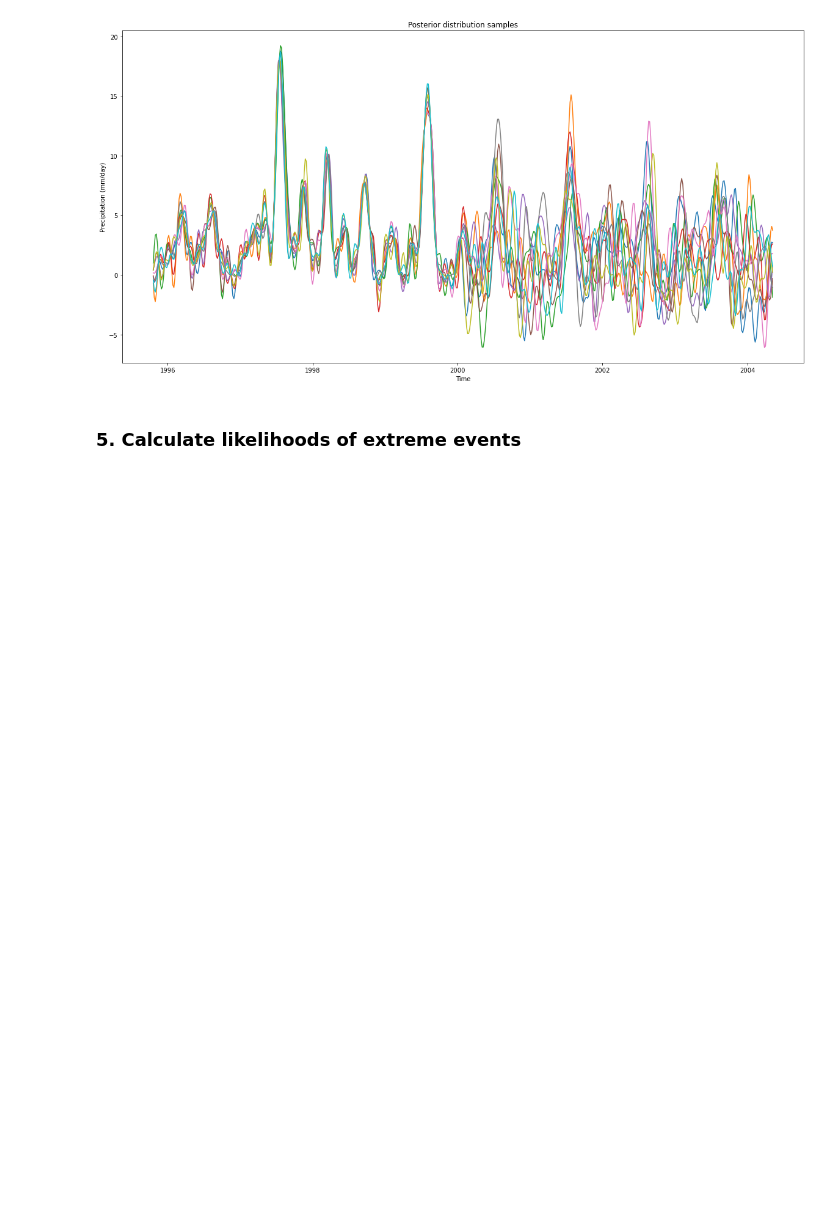
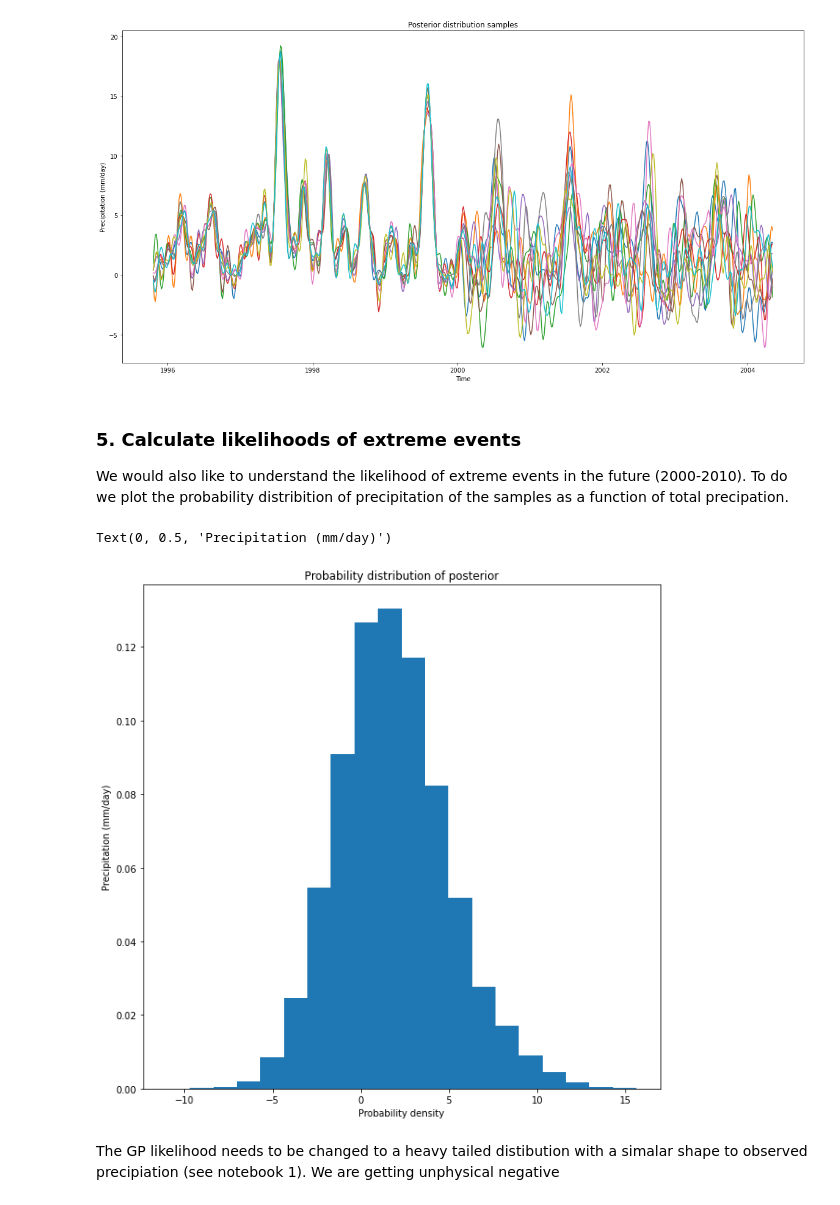
Before and after one commit to kenzaxtazi/precip-prediction, a Jupyter notebook: notebook2.ipynb, the cells around one changed output. Saved outputs shown, nothing was run; the diff lists cells and outputs as text; code cells hidden in the pictures; blank space fills up the shorter version.

Commit message:
Likelihood of extreme events

```diff
--- a/notebook2.ipynb
+++ b/notebook2.ipynb
@@ -162,5 +162,24 @@ plt.ylabel('Precipitation (mm/day)')
 # %% [output]
 Text(0, 0.5, 'Precipitation (mm/day)')
 [figure]
-# %% [markdown]
-### 5. Calculate likelihoods of extreme events
+# %% [markdown]
+### 5. Calculate likelihoods of extreme events
+
+We would also like to understand the likelihood of extreme events in the future (2000-2010). To do we plot the probability distribition of precipitation of the samples as a function of total precipation.
+# %%
+X_val = convert_x_list_to_array([x_val, x_val])
+n = len(x_val)
+X_val_low = X_val[:n]
+X_val_high = X_val[n:]
+many_hf_samples = lin_mf_model.posterior_samples_f(X_val_high, size=300)
+# %%
+plt.figure(figsize=(10,10))
+plt.hist(many_hf_samples.flatten(), bins=20, density=True)
+plt.title('Probability distribution of posterior')
+plt.xlabel('Probability density')
+plt.ylabel('Precipitation (mm/day)')
+# %% [output]
+Text(0, 0.5, 'Precipitation (mm/day)')
+[figure, added]
+# %% [markdown]
+The GP likelihood needs to be changed to a heavy tailed distibution with a simalar shape to observed precipiation (see notebook 1). We are getting unphysical negative
```
